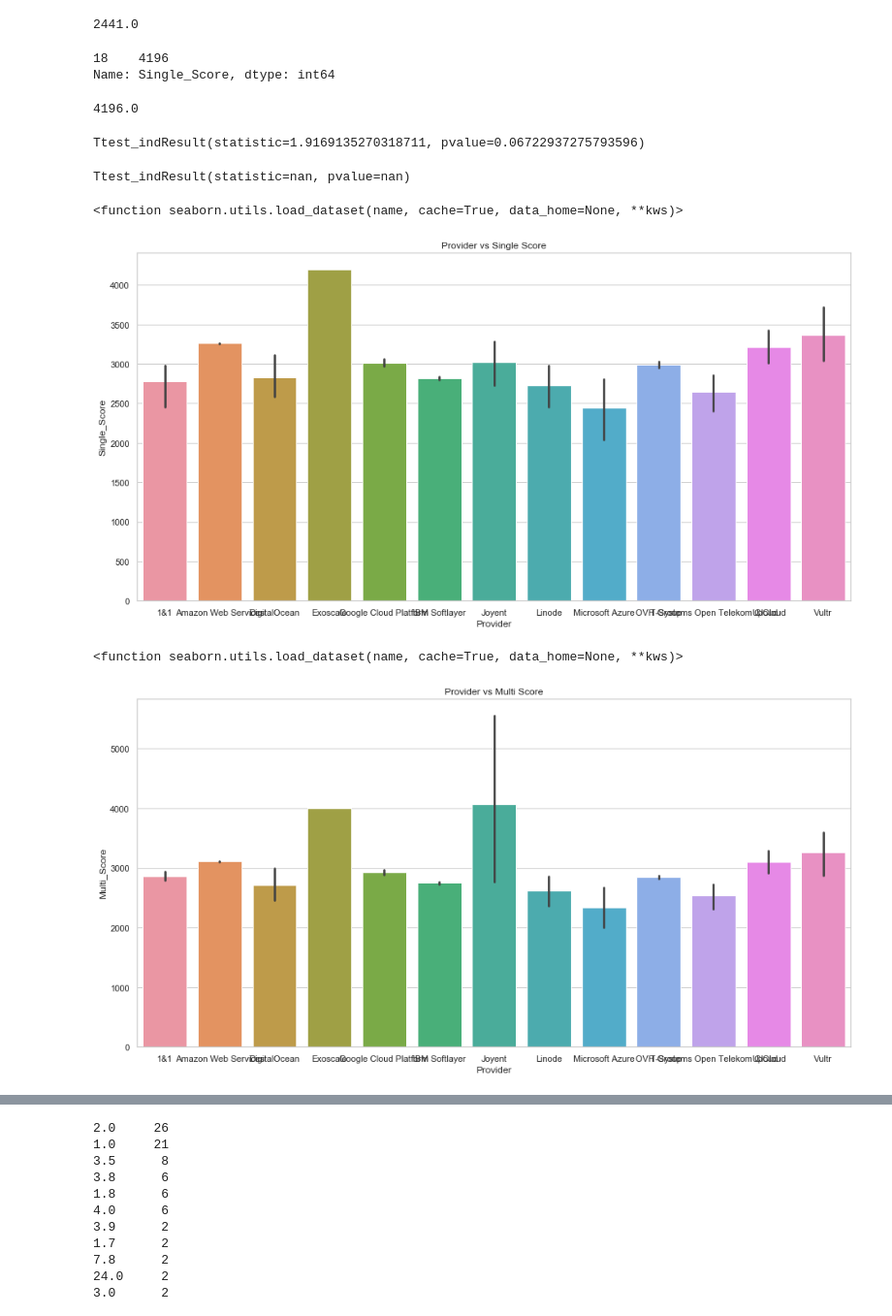
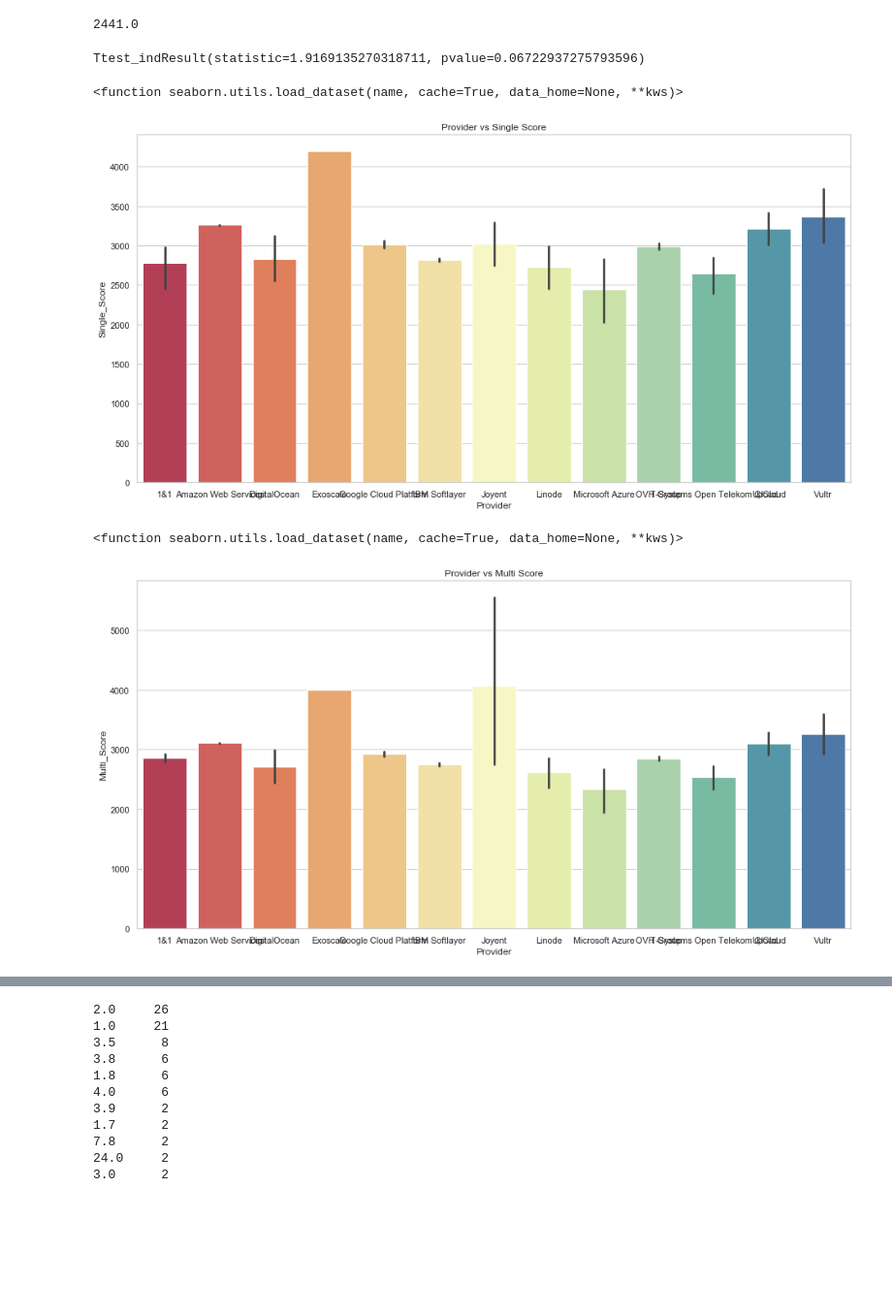
Before and after one commit to whohuhwhat/DS_MOD2_Cloud, a Jupyter notebook: Untitled.ipynb, the cells around one changed output, grey strips where cells are left out. Shown at 97% size. Saved outputs shown, nothing was run; the diff lists cells and outputs as text; code cells hidden in the pictures; blank space fills up the shorter version.

```diff
--- a/Untitled.ipynb
+++ b/Untitled.ipynb
@@ -423,42 +229,30 @@ azure.mean()
 66    3476
 Name: Single_Score, dtype: int64
 2441.0
-# %%
-exoscale = data['Single_Score'][data['Provider']=="Exoscale"]
-print(exoscale)
-exoscale.mean()
-# %% [output]
-18    4196
-Name: Single_Score, dtype: int64
-4196.0
 # %%
 stats.ttest_ind(vultr, azure)
 # %% [output]
 Ttest_indResult(statistic=1.9169135270318711, pvalue=0.06722937275793596)
-# %%
-stats.ttest_ind(exoscale, azure)
-# %% [output]
-Ttest_indResult(statistic=nan, pvalue=nan)
 # %%
 plt.figure(figsize = (16, 8))
 sns.set_context('poster')
 sns.set(style="whitegrid")
-ax = sns.barplot(x="Provider", y="Single_Score", data=data)
+ax = sns.barplot(x="Provider", y="Single_Score", data=data, palette='Spectral')
 ax.set_title("Provider vs Single Score")
 sns.load_dataset
 # %% [output]
 <function seaborn.utils.load_dataset(name, cache=True, data_home=None, **kws)>
-[figure, old version]
+[figure, new version]
 # %%
 plt.figure(figsize = (16, 8))
 sns.set_context('poster')
 sns.set(style="whitegrid")
-ax = sns.barplot(x="Provider", y="Multi_Score", data=data)
+ax = sns.barplot(x="Provider", y="Multi_Score", data=data, palette='Spectral')
 ax.set_title("Provider vs Multi Score")
 sns.load_dataset
 # %% [output]
 <function seaborn.utils.load_dataset(name, cache=True, data_home=None, **kws)>
-[figure, old version]
+[figure, new version]
 # %%
 plt.figure(figsize = (16, 8))
 sns.set_context('poster')
```
Also changed, not shown: parts of 64 cells of this notebook, 1 other file.
